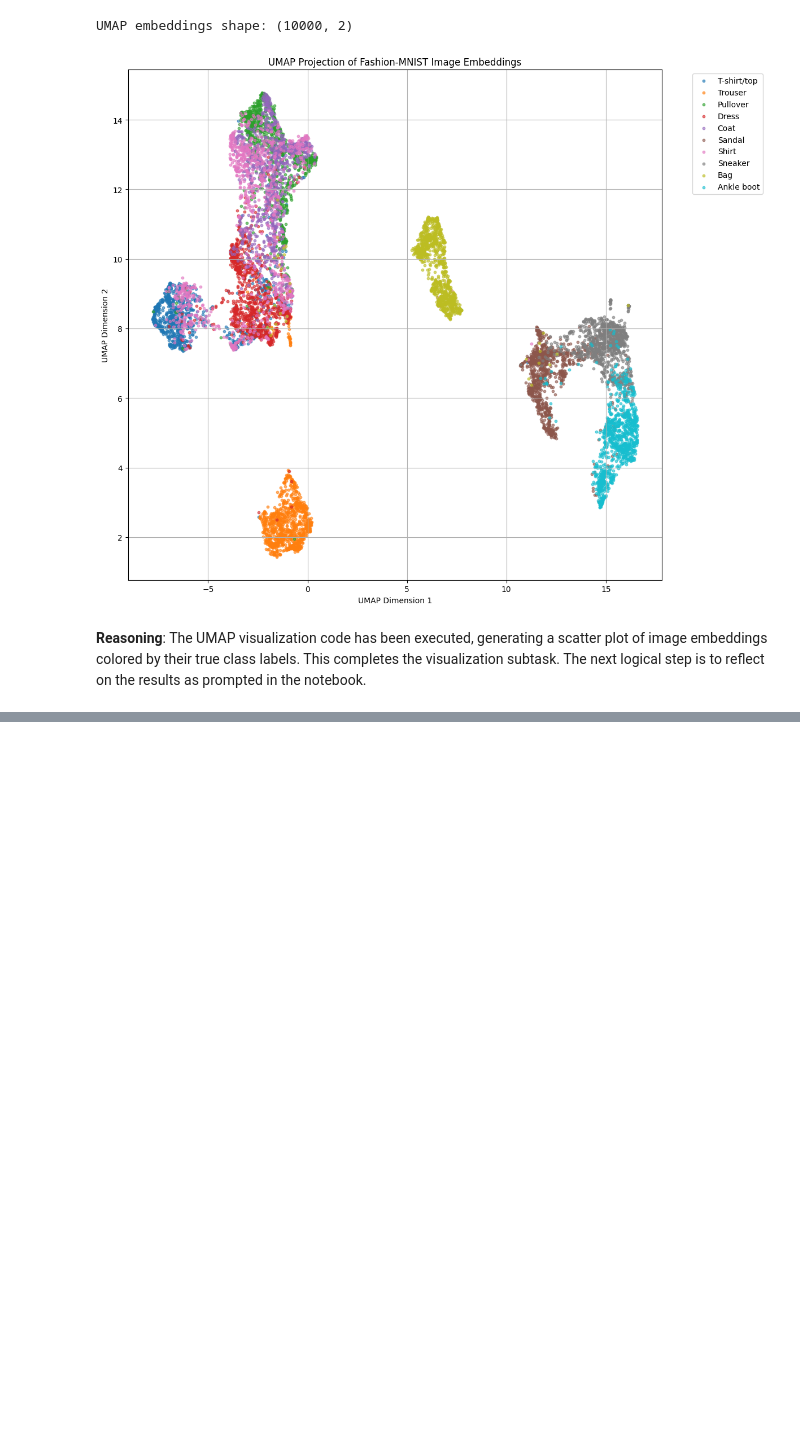
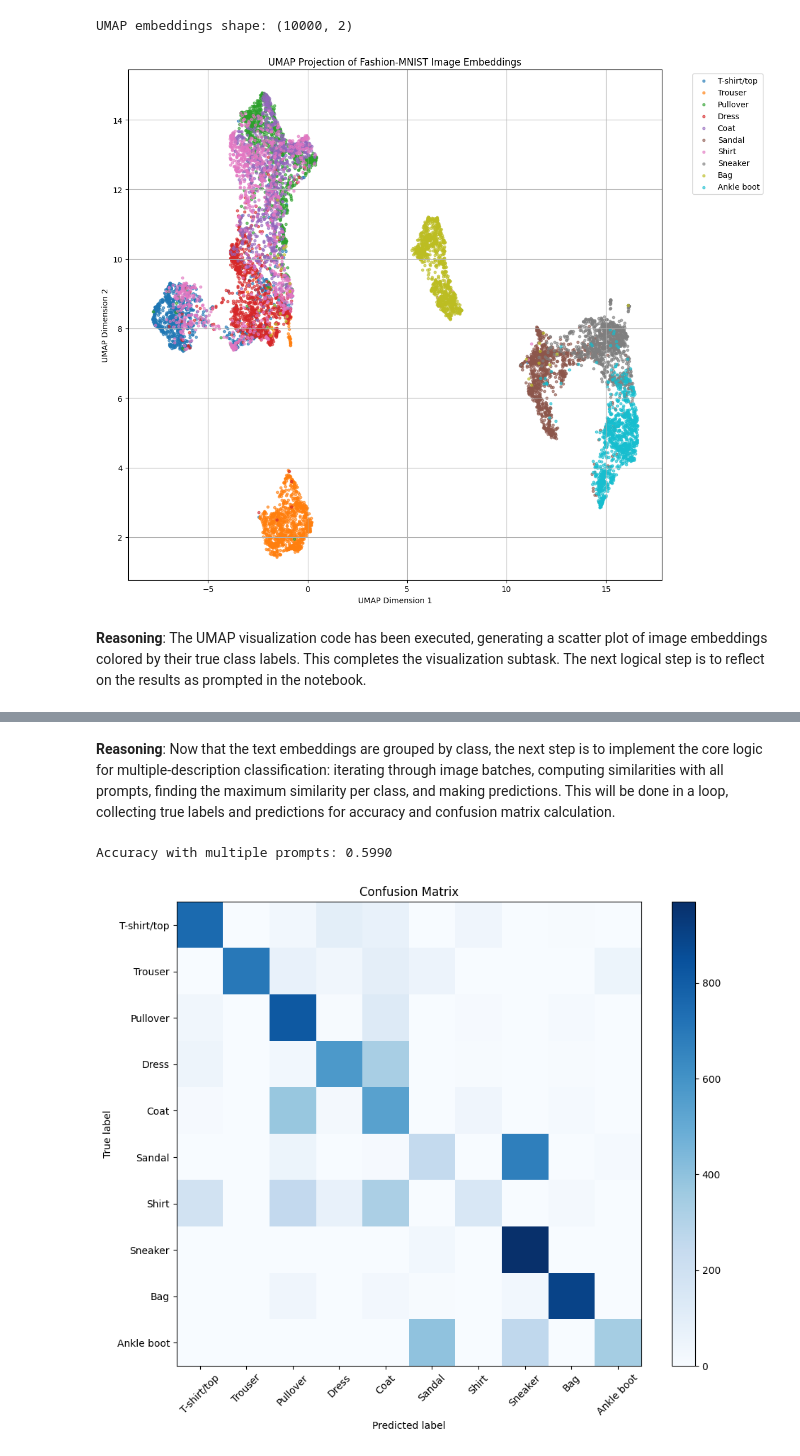
Before and after one commit to x-rojas-io/deep_learning, a Jupyter notebook: 02_activities/assignments/assignment_2.ipynb, the cells around one changed output, grey strips where cells are left out. Drawn from its saved outputs; the diff is of its cells as text; code cells hidden in the pictures; blank space fills up the shorter version.

```diff
--- a/02_activities/assignments/assignment_2.ipynb
+++ b/02_activities/assignments/assignment_2.ipynb
@@ -864,0 +807,6 @@ Analyze the UMAP visualization of image embeddings to identify well-separated an
+# %%
+flat_prompts = [prompt for sublist in MULTIPLE_PROMPTS for prompt in sublist]
+all_multiple_text_features = get_text_embeddings(flat_prompts)
+
+print(f"Generated embeddings for {len(flat_prompts)} individual prompts.")
+print(f"Shape of all_multiple_text_features: {all_multiple_text_features.shape}")
@@ -864,0 +835,13 @@ Analyze the UMAP visualization of image embeddings to identify well-separated an
+# %%
+grouped_multiple_text_features = []
+start_idx = 0
+for class_prompts in MULTIPLE_PROMPTS:
+    end_idx = start_idx + len(class_prompts)
+    # Select embeddings for the current class's prompts
+    class_embeddings = all_multiple_text_features[start_idx:end_idx]
+    grouped_multiple_text_features.append(class_embeddings)
+    start_idx = end_idx
+
+print(f"Grouped embeddings for {len(grouped_multiple_text_features)} classes.")
+for i, group in enumerate(grouped_multiple_text_features):
+    print(f"  Class {CLASS_NAMES[i]} has {group.shape[0]} prompts with embedding shape {group.shape}")
@@ -864,0 +860,53 @@ Analyze the UMAP visualization of image embeddings to identify well-separated an
+# %% [markdown]
+**Reasoning**:
+Now that the text embeddings are grouped by class, the next step is to implement the core logic for multiple-description classification: iterating through image batches, computing similarities with all prompts, finding the maximum similarity per class, and making predictions. This will be done in a loop, collecting true labels and predictions for accuracy and confusion matrix calculation.
+# %%
+y_true_multi_prompt, y_pred_multi_prompt = [], []
+
+for pixel_values, labels in test_loader:
+    # Get image embeddings
+    image_features = get_image_embeddings(pixel_values)
+
+    # Initialize a tensor to store the max similarity for each image with each class
+    # Shape: (num_images_in_batch, num_classes)
+    max_similarities_per_class = torch.zeros(
+        image_features.shape[0],
+        len(grouped_multiple_text_features),
+        device=device
+    )
+
+    # Iterate through each class and its grouped text embeddings
+    for class_idx, class_prompt_embeddings in enumerate(grouped_multiple_text_features):
+        # Compute cosine similarity between current batch's image features
+        # and ALL prompts for the current class.
+        # This results in a tensor of shape (num_images_in_batch, num_prompts_for_this_class)
+        current_class_similarities = get_cosine_similarity(
+            image_features,
+            class_prompt_embeddings
+        )
+
+        # Find the maximum similarity for each image within this class's prompts
+        # Shape: (num_images_in_batch,)
+        max_similarities_for_current_class = np.max(current_class_similarities, axis=1)
+
+        # Store these max similarities in the main tensor
+        # Move to CPU first if device is not 'cpu'
+        max_similarities_per_class[:, class_idx] = torch.from_numpy(max_similarities_for_current_class).to(device)
+
+    # Get the predicted class for each image by finding the class with the highest max similarity
+    # Shape: (num_images_in_batch,)
+    predictions_multi_prompt = torch.argmax(max_similarities_per_class, dim=1).cpu().numpy()
+
+    # Save the predictions and true labels
+    y_true_multi_prompt.extend(labels.cpu().numpy())
+    y_pred_multi_prompt.extend(predictions_multi_prompt)
+
+# Calculate and report the accuracy of the predictions
+accuracy_multi_prompt = accuracy_score(y_true_multi_prompt, y_pred_multi_prompt)
+print(f"Accuracy with multiple prompts: {accuracy_multi_prompt:.4f}")
+
+# Report the confusion matrix
+plot_confusion_matrix(y_true_multi_prompt, y_pred_multi_prompt, CLASS_NAMES)
+# %% [output]
+Accuracy with multiple prompts: 0.5990
+[figure, added]
```
Also changed, not shown: parts of 22 cells of this notebook.
